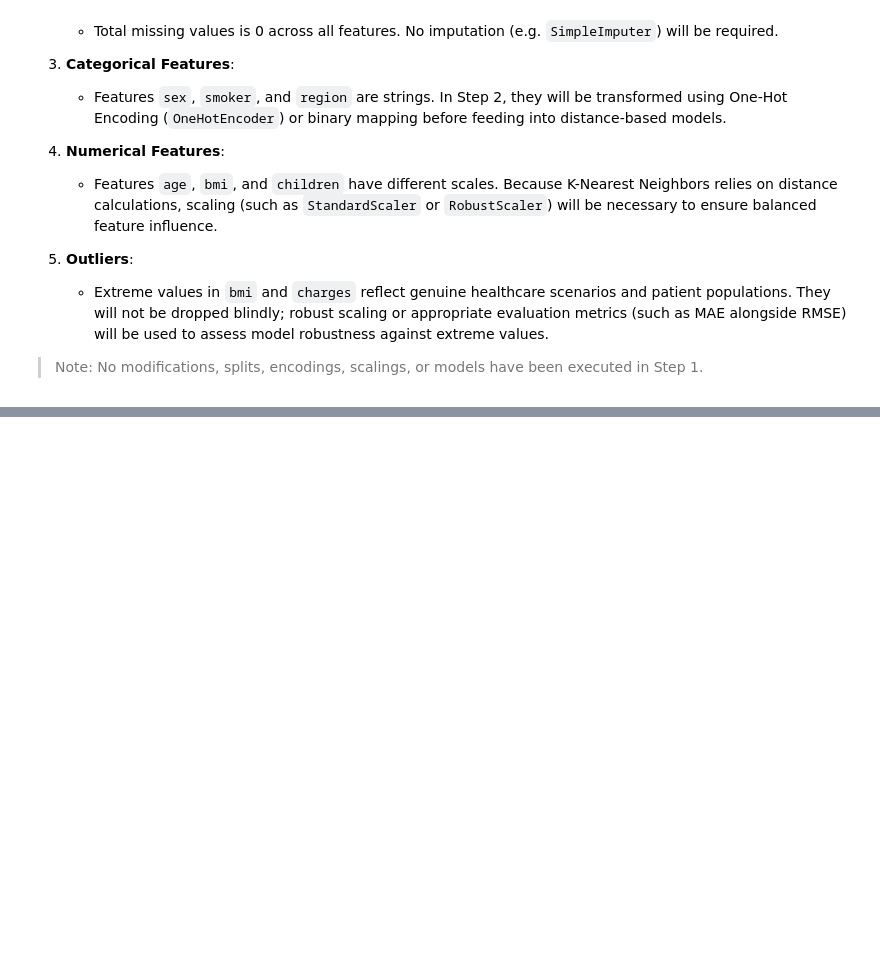
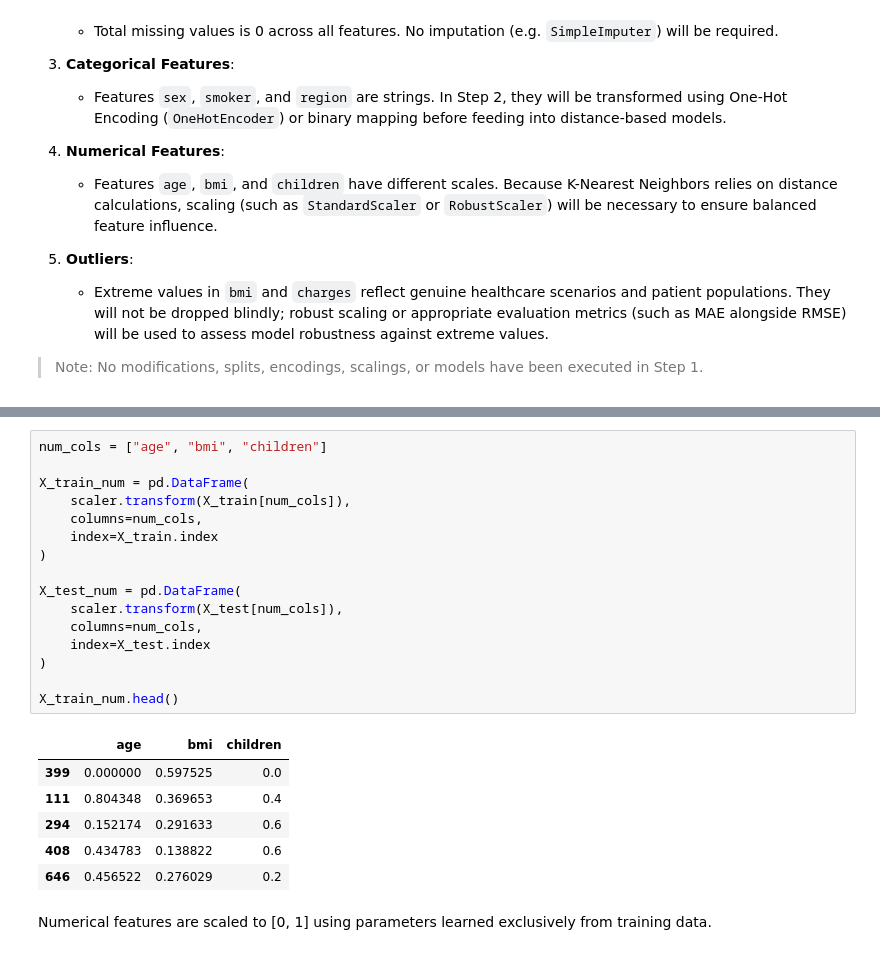
Before and after one commit to abed-dvp/insurance-model-performance-metrics, a Jupyter notebook: notebook.ipynb, the cells around one changed output, grey strips where cells are left out. Drawn from its saved outputs; the diff is of its cells as text; blank space fills up the shorter version.

```diff
--- a/notebook.ipynb
+++ b/notebook.ipynb
@@ -348,0 +533,25 @@ Based on the raw data audit performed in Step 1, here is the synthesis of requir
+# %%
+num_cols = ["age", "bmi", "children"]
+
+X_train_num = pd.DataFrame(
+    scaler.transform(X_train[num_cols]),
+    columns=num_cols,
+    index=X_train.index
+)
+
+X_test_num = pd.DataFrame(
+    scaler.transform(X_test[num_cols]),
+    columns=num_cols,
+    index=X_test.index
+)
+
+X_train_num.head()
+# %% [output]
+|  | age | bmi | children |
+| 399 | 0.000000 | 0.597525 | 0.0 |
+| 111 | 0.804348 | 0.369653 | 0.4 |
+| 294 | 0.152174 | 0.291633 | 0.6 |
+| 408 | 0.434783 | 0.138822 | 0.6 |
+| 646 | 0.456522 | 0.276029 | 0.2 |
+# %% [markdown]
+Numerical features are scaled to [0, 1] using parameters learned exclusively from training data.
```
Also changed, not shown: parts of 39 cells of this notebook, 1 other file.
